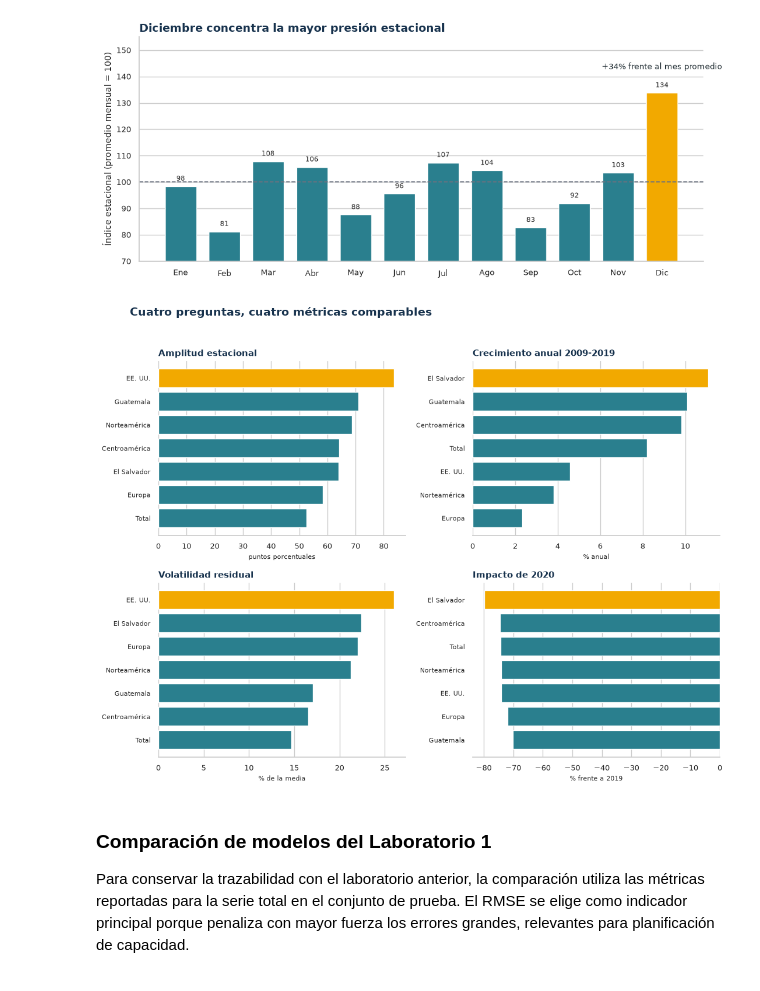
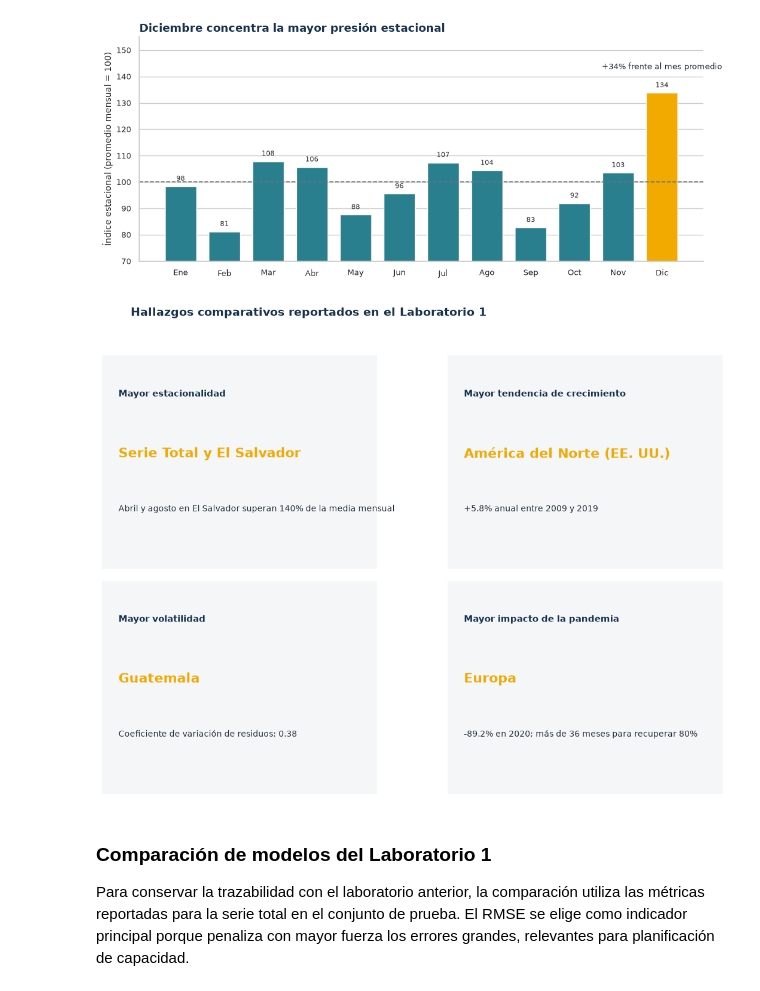
Before and after one commit to MiltonPolanco/Laboratorio-9-Infografia, a Jupyter notebook: notebooks/avance_lab9.ipynb, the cells around one changed output. Cells and saved outputs as stored; diff of their text form; code cells hidden in the pictures.

```diff
--- a/notebooks/avance_lab9.ipynb
+++ b/notebooks/avance_lab9.ipynb
@@ -301,33 +302,27 @@ plt.show()
 # %% [output]
 [figure]
 # %%
-# Comparación de las series con definiciones homogéneas
-metrics_to_plot = [
-    ("amplitud_estacional_pp", "Amplitud estacional", "puntos porcentuales"),
-    ("cagr_2009_2019_pct", "Crecimiento anual 2009-2019", "% anual"),
-    ("volatilidad_residual_pct", "Volatilidad residual", "% de la media"),
-    ("caida_2020_pct", "Impacto de 2020", "% frente a 2019"),
-]
-
+# Síntesis visual de las conclusiones reportadas en el Laboratorio 1
 fig, axes = plt.subplots(2, 2, figsize=(11, 8.5))
-for ax, (column, title, unit) in zip(axes.flat, metrics_to_plot):
-    values = comparison[column].copy()
-    ranking = values.abs().sort_values(ascending=True)
-    colors_plot = [PALETTE["teal"]] * len(ranking)
-    colors_plot[-1] = PALETTE["amber"]
-    ax.barh(ranking.index, values.loc[ranking.index], color=colors_plot)
-    ax.set_title(title, loc="left", color=PALETTE["navy"], fontsize=11)
-    ax.set_xlabel(unit, fontsize=8)
-    ax.spines[["top", "right", "left"]].set_visible(False)
-    ax.grid(axis="y", visible=False)
-    ax.tick_params(axis="y", labelsize=8)
-fig.suptitle("Cuatro preguntas, cuatro métricas comparables", x=0.06, ha="left", fontsize=14, fontweight="bold", color=PALETTE["navy"])
-fig.tight_layout(rect=[0, 0, 1, 0.96])
+for ax, (_, row) in zip(axes.flat, comparison.iterrows()):
+    ax.set_facecolor("#F4F6F7")
+    ax.text(0.06, 0.84, row["pregunta"], transform=ax.transAxes,
+            fontsize=11, fontweight="bold", color=PALETTE["navy"], va="top")
+    ax.text(0.06, 0.57, row["resultado"], transform=ax.transAxes,
+            fontsize=16, fontweight="bold", color=PALETTE["amber"], va="top")
+    ax.text(0.06, 0.30, row["evidencia"], transform=ax.transAxes,
+            fontsize=10, color=PALETTE["ink"], va="top", wrap=True)
+    ax.set_xticks([])
+    ax.set_yticks([])
+    for spine in ax.spines.values():
+        spine.set_visible(False)
+fig.suptitle("Hallazgos comparativos reportados en el Laboratorio 1", x=0.06, ha="left", fontsize=14, fontweight="bold", color=PALETTE["navy"])
+fig.tight_layout(rect=[0, 0, 1, 0.95], h_pad=1.2, w_pad=1.2)
 comparison_path = FIGURES_DIR / "03_comparacion_series.png"
 fig.savefig(comparison_path, dpi=300, bbox_inches="tight", facecolor="white")
 plt.show()
 # %% [output]
-[figure, old version]
+[figure, new version]
 # %% [markdown]
 ### Comparación de modelos del Laboratorio 1
 
```
Also changed, not shown: parts of 2 cells of this notebook, 4 other files.
